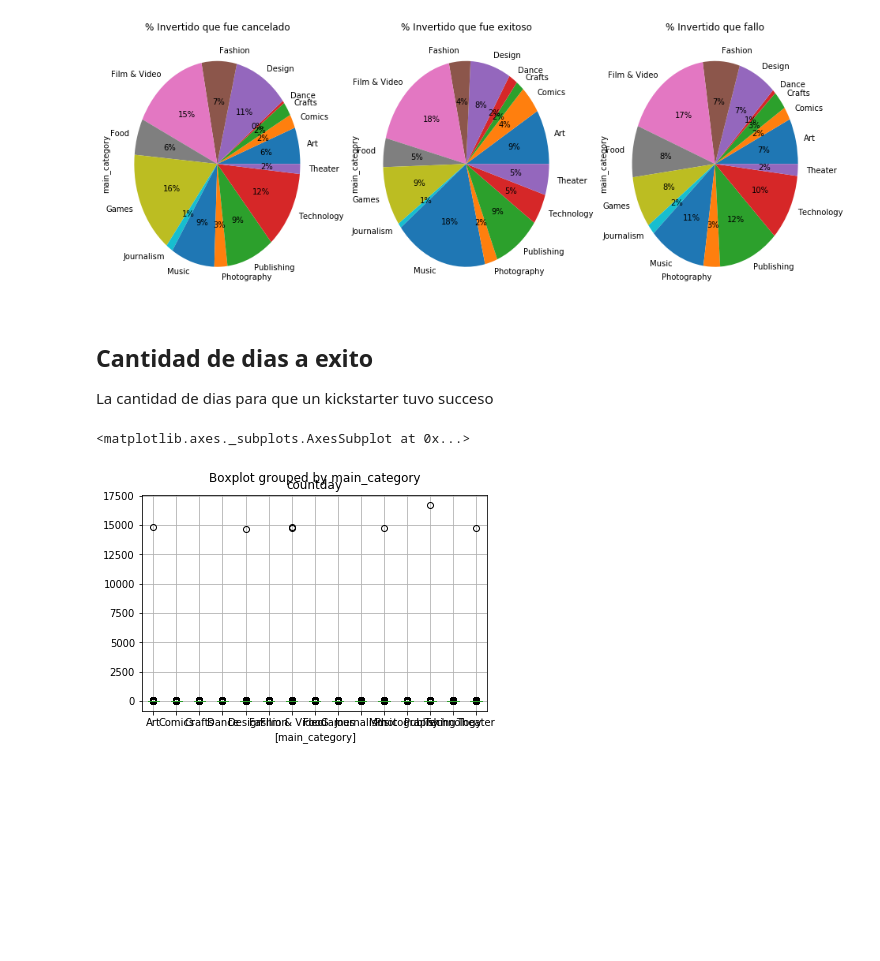
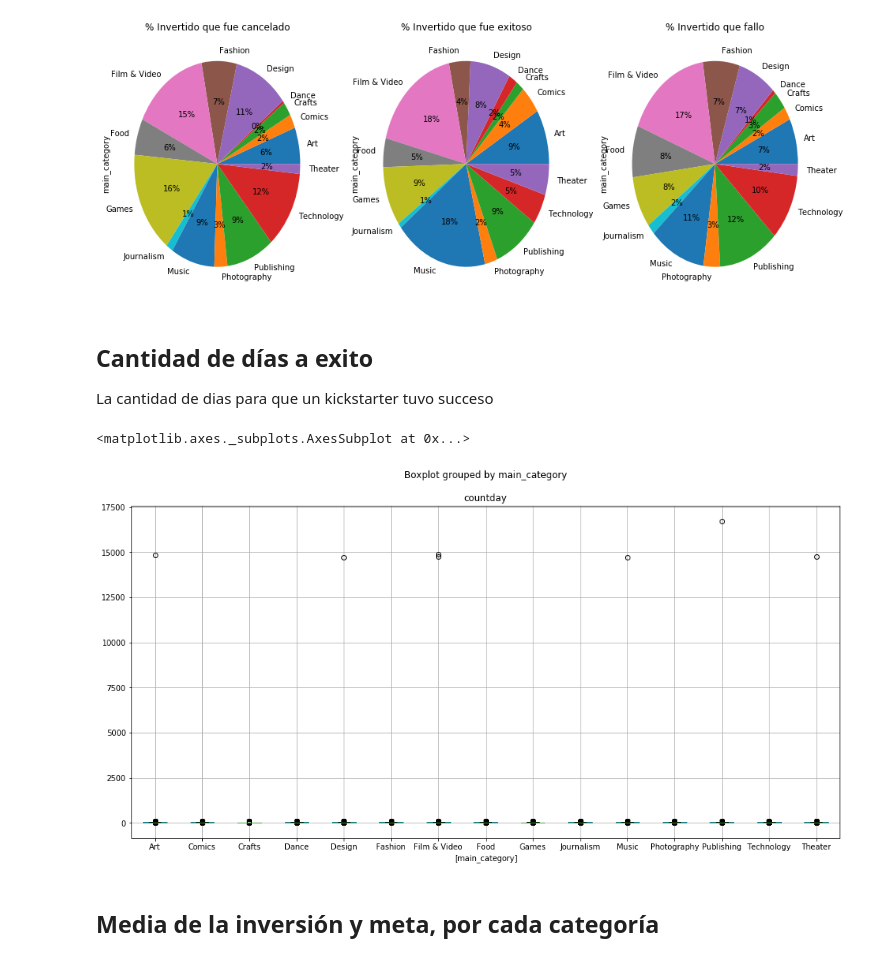
Before and after one commit to fedehenzenn/ml-grupohpz, a Jupyter notebook: tp1_exploration.ipynb, the cells around one changed output. Drawn from its saved outputs; the diff is of its cells as text; code cells hidden in the pictures; blank space fills up the shorter version.

```diff
--- a/tp1_exploration.ipynb
+++ b/tp1_exploration.ipynb
@@ -149,12 +149,14 @@ all_data[all_data.state == 'failed'].main_category.value_counts().sort_index().p
 <matplotlib.axes._subplots.AxesSubplot at 0x...>
 [figure]
 # %% [markdown]
-## Cantidad de dias a exito
+## Cantidad de días a exito
 
 La cantidad de dias para que un kickstarter tuvo succeso
 # %%
-all_data[all_data.main_category.notnull()][["main_category", "countday"]].boxplot(by='main_category')
+all_data[all_data.main_category.notnull()][["main_category", "countday"]].boxplot(by='main_category', figsize=(16, 8))
 # %% [output]
 <matplotlib.axes._subplots.AxesSubplot at 0x...>
-[figure, old version]
+[figure, new version]
+# %% [markdown]
+## Media de la inversión y meta, por cada categoría
 # %%
```
Also changed, not shown: parts of 1 cell of this notebook.
